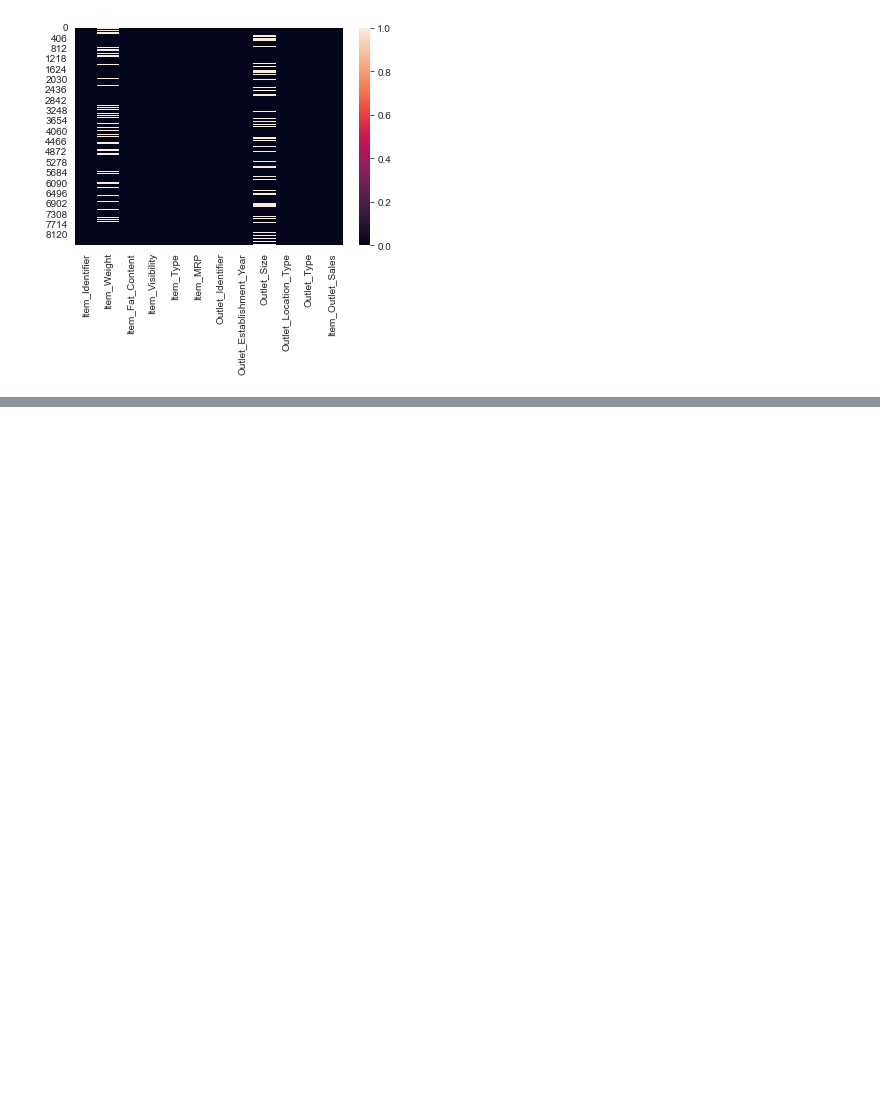
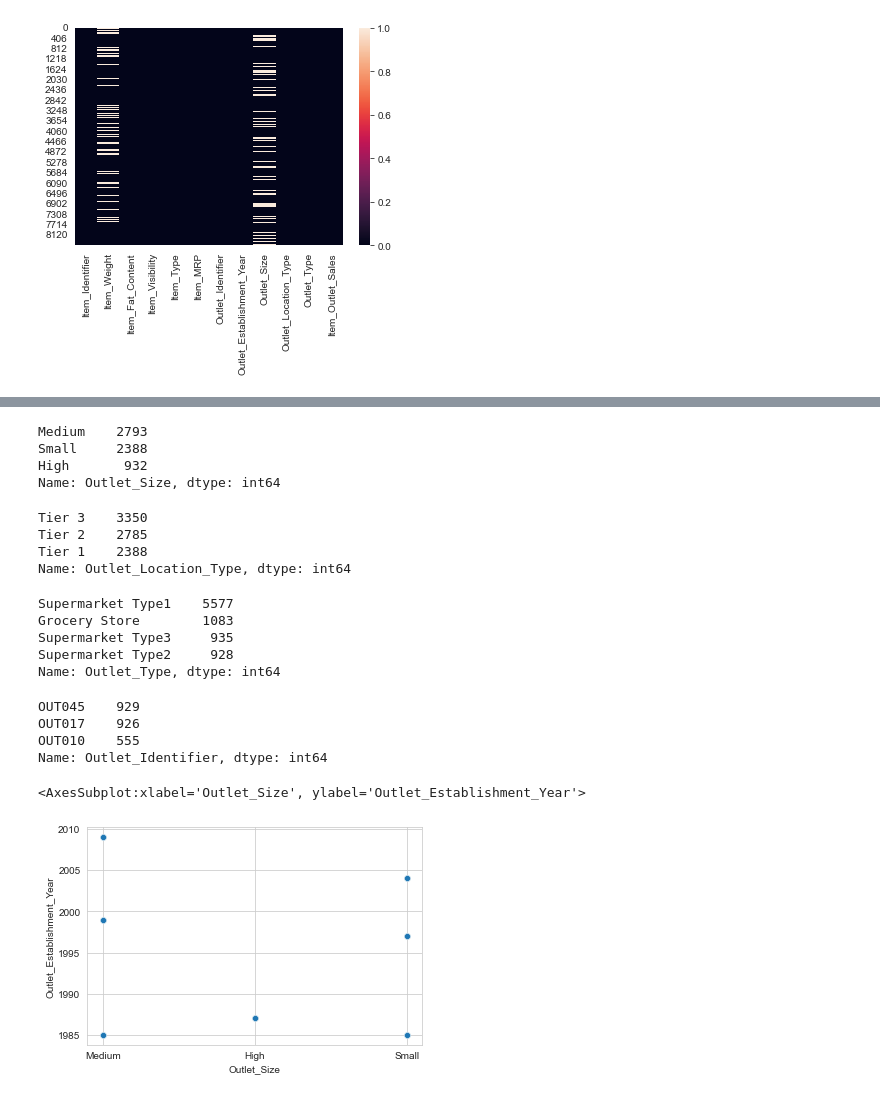
Before and after one commit to RafaelAltino/Big-Mart-Sales-Prediction, a Jupyter notebook: Predict1.ipynb, the cells around one changed output, grey strips where cells are left out. Drawn from its saved outputs; the diff is of its cells as text; code cells hidden in the pictures; blank space fills up the shorter version.

Commit message:
Analyzing the data

```diff
--- a/Predict1.ipynb
+++ b/Predict1.ipynb
@@ -45,0 +89,34 @@ sns.heatmap(pd.isna(train))
+# %%
+train['Outlet_Size'].value_counts()
+# %% [output]
+Medium    2793
+Small     2388
+High       932
+Name: Outlet_Size, dtype: int64
+# %%
+train['Outlet_Location_Type'].value_counts()
+# %% [output]
+Tier 3    3350
+Tier 2    2785
+Tier 1    2388
+Name: Outlet_Location_Type, dtype: int64
+# %%
+train['Outlet_Type'].value_counts()
+# %% [output]
+Supermarket Type1    5577
+Grocery Store        1083
+Supermarket Type3     935
+Supermarket Type2     928
+Name: Outlet_Type, dtype: int64
+# %%
+train[pd.isna(train['Outlet_Size'])]['Outlet_Identifier'].value_counts()
+# %% [output]
+OUT045    929
+OUT017    926
+OUT010    555
+Name: Outlet_Identifier, dtype: int64
+# %%
+sns.scatterplot(x='Outlet_Size', y='Outlet_Establishment_Year', data=train)
+# %% [output]
+<AxesSubplot:xlabel='Outlet_Size', ylabel='Outlet_Establishment_Year'>
+[figure, added]
```
Also changed, not shown: parts of 4 cells of this notebook.
